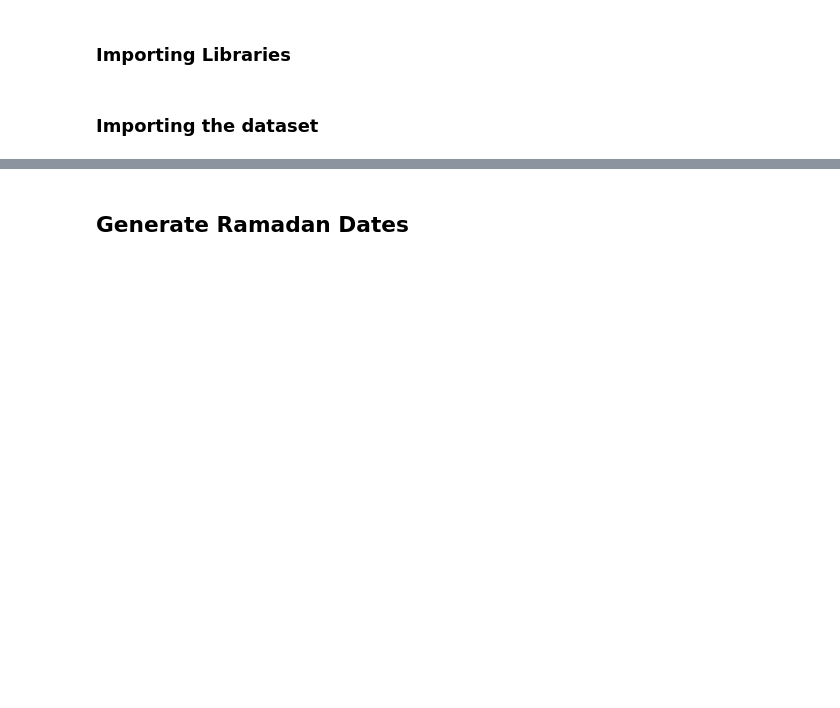
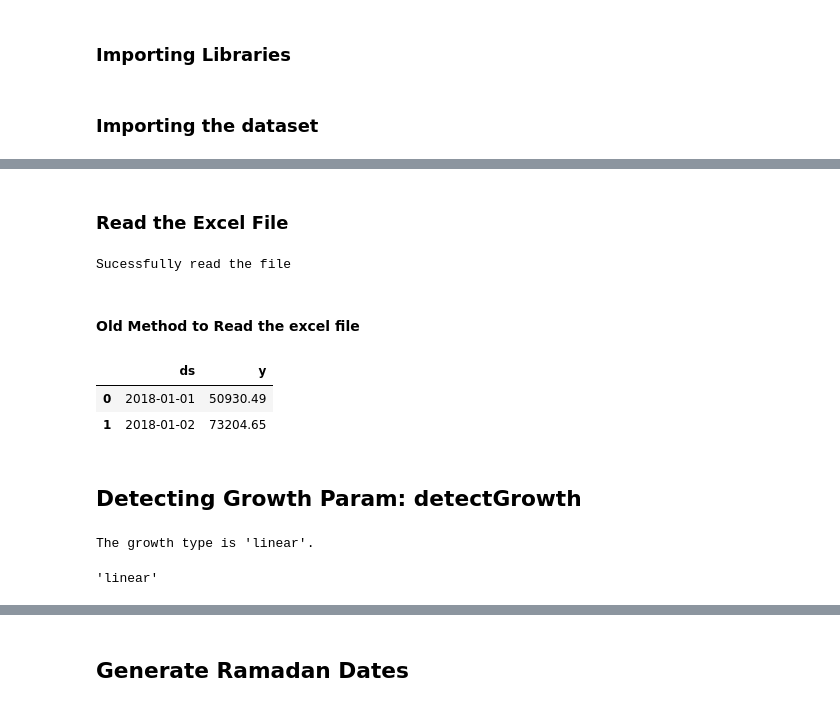
Before and after one commit to Ajazahmad94/DemandForecasting, a Jupyter notebook: models/Neural-Prophet.ipynb, the cells around one changed output, grey strips where cells are left out. Saved outputs shown, nothing was run; the diff lists cells and outputs as text; code cells hidden in the pictures; blank space fills up the shorter version.

Commit message:
Updated the Neural Prophet

```diff
--- a/models/Neural-Prophet.ipynb
+++ b/models/Neural-Prophet.ipynb
@@ -184,0 +281,12 @@ warnings.filterwarnings("ignore")
+# %% [markdown]
+### Read the Excel File
+# %%
+# Example usage
+try:
+    result_df = loadCsvExcelFile (file_path)
+    print('Sucessfully read the file')
+except ValueError as ve:
+    print('Un Sucessfull in reading the file')
+    print(ve)
+# %% [output]
+Sucessfully read the file
@@ -185,27 +297,35 @@ warnings.filterwarnings("ignore")
+# %% [markdown]
+#### Old Method to Read the excel file
 # %%
-# Load and prepare the data for Prophet
+""" # Load and prepare the data for Prophet
 df = pd.read_csv('/home/ajaz/DemandForecasting/Data/data.csv')
 data = df.rename(columns={'TransactionDate': 'ds', 'GroupCostPrice': 'y'})  # Rename columns for Prophet compatibility
 data = data[['ds', 'y']]
 data['ds']=pd.to_datetime(data['ds'])
 
 #Copy the dataframe data
 data_copy = data.copy()
-
+"""
 
 # # Define the start and end dates for filtering covid
 covid_start_date = '2020-03-02'
 covid_end_date = '2020-06-21'
 
 # Filter the data frame to include only the year 2023
 #data = data[data['ds'].dt.year ==2023]
 
 # Get the first and last dates of the filtered data
 start_date = pd.to_datetime( data['ds'].iloc[0])
 end_date = pd.to_datetime( data['ds'].iloc[-1])
 
 # Extract the first 30 days of the data
 first_30Days = data.iloc[0:30]
 
 data.head(2)
 #plt = data.plot(x="ds", y="y", figsize=(15, 5))
+# %% [output]
+|  | ds | y |
+| 0 | 2018-01-01 | 50930.49 |
+| 1 | 2018-01-02 | 73204.65 |
+# %% [markdown]
+## Detecting Growth Param: detectGrowth
@@ -211,0 +365,8 @@ data.head(2)
+# %%
+# Example usage:
+growth = detectGrowth(data)
+print(f"The growth type is '{growth}'.")
+growth
+# %% [output]
+The growth type is 'linear'.
+'linear'
```
Also changed, not shown: parts of 36 cells of this notebook.
